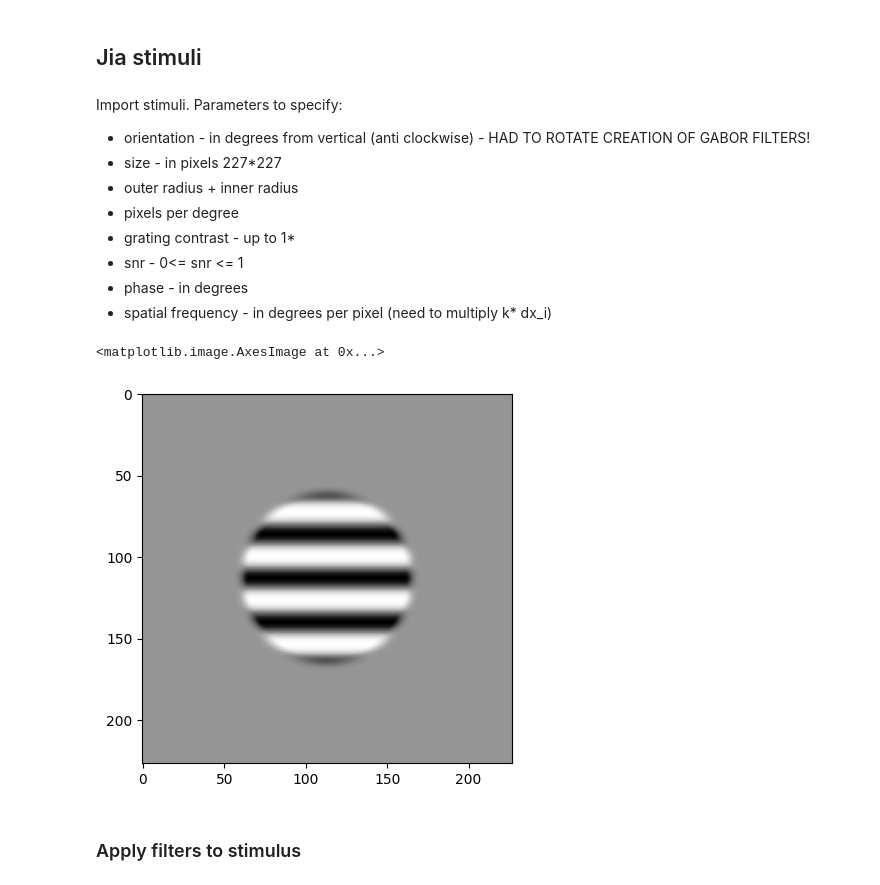
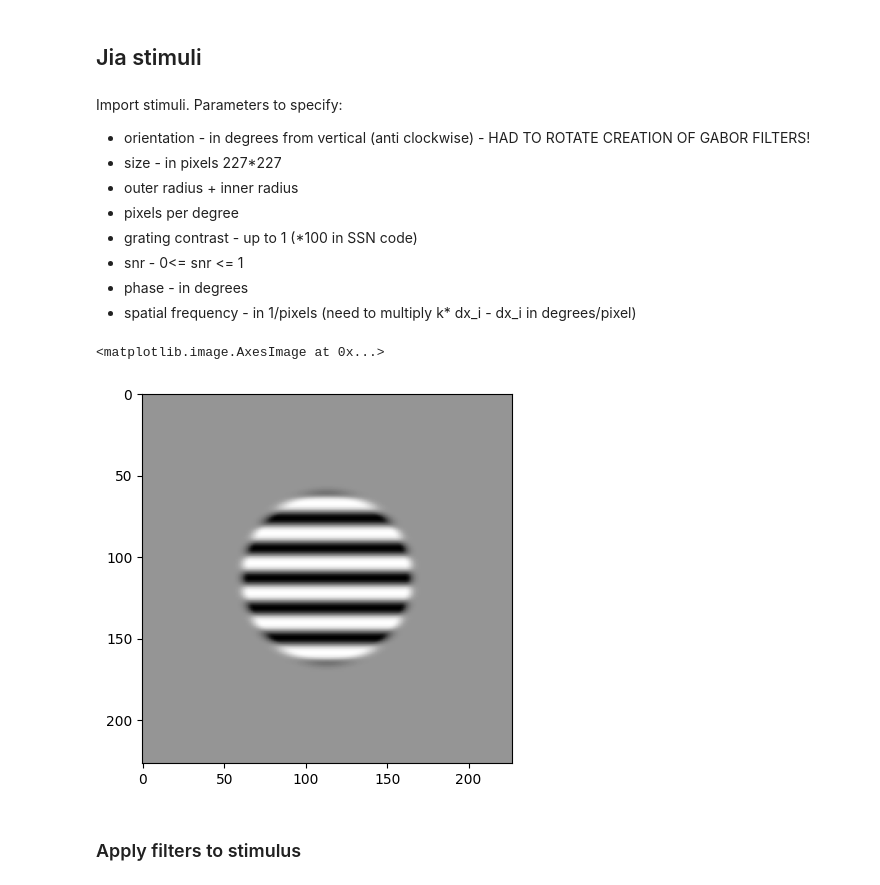
Before and after one commit to clarapecci/SSN_VPL, a Jupyter notebook: 2D SSN simulation.ipynb, the cells around one changed output. Drawn from its saved outputs; the diff is of its cells as text; code cells hidden in the pictures.

```diff
--- a/2D SSN simulation.ipynb
+++ b/2D SSN simulation.ipynb
@@ -966,7 +118,8 @@ N_pixels=int(edge_length*2/dx_i) +1 # can also specify these directly
 x_axis=np.linspace(-edge_length,edge_length, N_pixels, endpoint=True)
 y_axis=np.linspace(-edge_length,edge_length, N_pixels, endpoint=True)
 
-sigma_g= edge_length/8 #degree
+#sigma_g= edge_length/8 #degree #0.5 - 1degree
+sigma_g= 0.5
 k= np.pi/(6*sigma_g) #cycles per degree
 # %% [markdown]
 Iterate over neurons in SSN map
@@ -1003,28 +159,27 @@ Import stimuli. Parameters to specify:
 - size - in pixels 227*227
 - outer radius + inner radius
 - pixels per degree
-- grating contrast - up to 1*
+- grating contrast - up to 1 (*100 in SSN code)
 - snr - 0<= snr <= 1
 - phase - in degrees
-- spatial frequency - in degrees per pixel (need to multiply k* dx_i)
+- spatial frequency - in 1/pixels (need to multiply k* dx_i - dx_i in degrees/pixel)
 # %%
-#Sam's conditions
+#Stimulus parameters
 ori_deg=90
 size=N_pixels #227
 phase = 0 #uses random
 outer_radius = 3
 inner_radius = 2.5
 pixel_per_degree=1/dx_i #19.19
-grating_contrast = 0.8
+grating_contrast = 0.99
 # %%
-test_grating=JiaGrating(ori_deg=ori_deg, size=size, outer_radius=outer_radius, inner_radius=inner_radius, pixel_per_degree=pixel_per_degree, grating_contrast=grating_contrast, snr=1, phase=phase, spatial_frequency=k*dx_i)
-test_stimuli=np.asarray(test_grating.image())[:,:,0]
-test_stimuli=test_stimuli.ravel()#shape - (n_pixels in image(n_pixels_x_axis*n_pixels_y_axis, 1)
+test_grating=BW_Grating(ori_deg=ori_deg, size=size, outer_radius=outer_radius, inner_radius=inner_radius, pixel_per_degree=pixel_per_degree, grating_contrast=grating_contrast, snr=1, phase=phase, spatial_frequency=k*dx_i)
+test_stimuli=test_grating.BW_image()#shape - (n_pixels in image(n_pixels_x_axis*n_pixels_y_axis, 1)
 # %%
-plt.imshow(test_stimuli.reshape(N_pixels, N_pixels), cmap='Greys')
+plt.imshow(test_stimuli, cmap='Greys')
 # %% [output]
 <matplotlib.image.AxesImage at 0x...>
-[figure, old version]
+[figure, new version]
 # %% [markdown]
 ### Apply filters to stimulus
 # %% [markdown]
```
Also changed, not shown: parts of 19 cells of this notebook.
